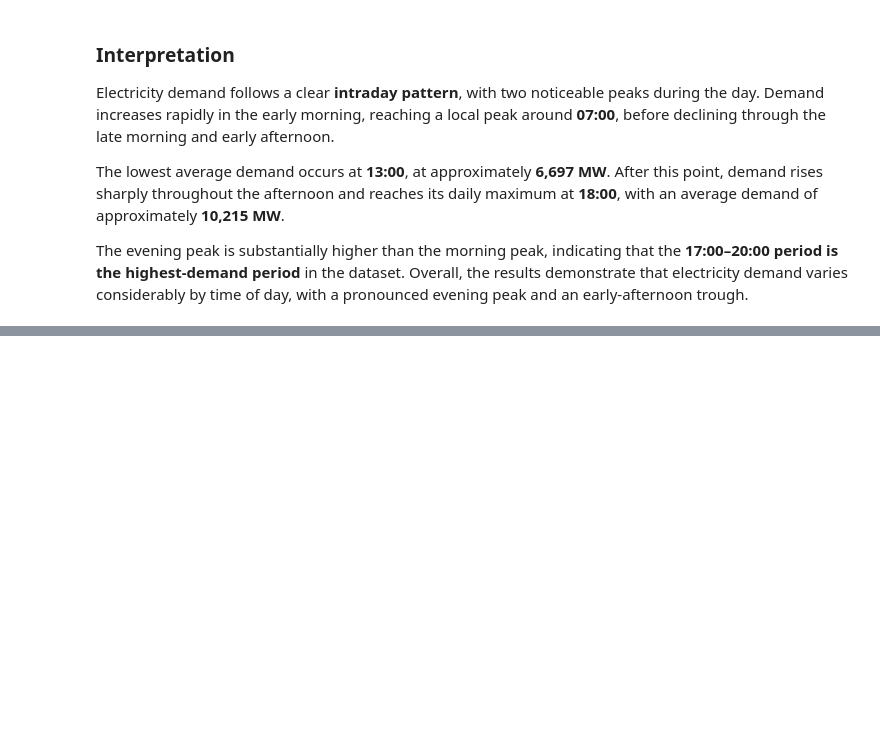
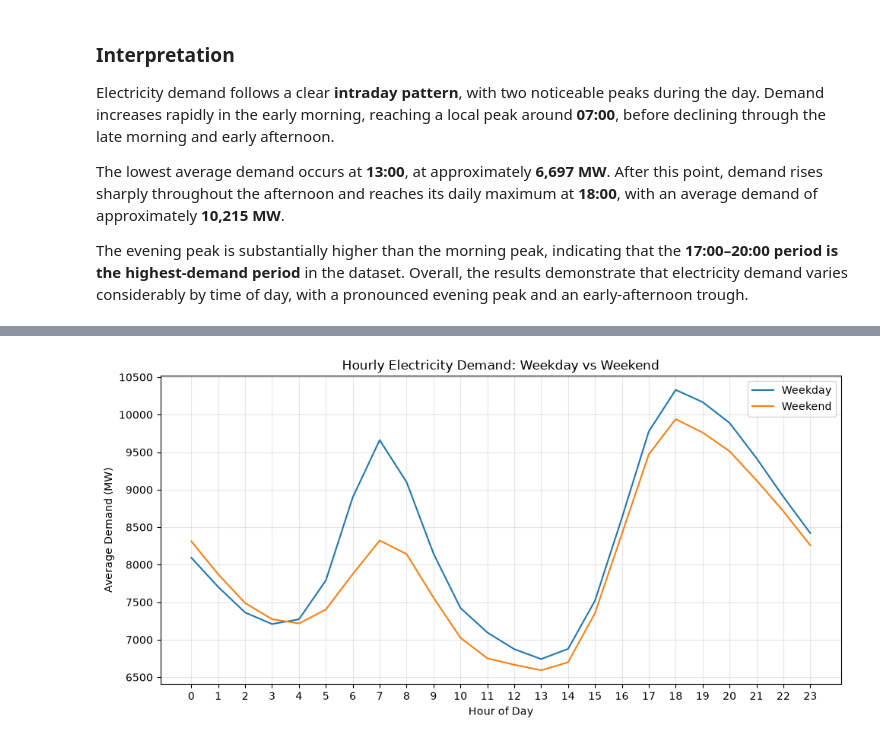
Before and after one commit to klm2109/australian-energy-market-analytics, a Jupyter notebook: notebooks/Exploratory Data Analysis.ipynb, the cells around one changed output, grey strips where cells are left out. Saved outputs shown, nothing was run; the diff lists cells and outputs as text; code cells hidden in the pictures; blank space fills up the shorter version.

```diff
--- a/notebooks/Exploratory Data Analysis.ipynb
+++ b/notebooks/Exploratory Data Analysis.ipynb
@@ -222,0 +322,10 @@ by time of day, with a pronounced evening peak and an early-afternoon trough.
+# %%
+hourly_weekday = (
+    df.groupby(["hour", "is_weekend"])["TOTALDEMAND"]
+      .mean()
+      .unstack()
+)
+
+hourly_weekday.columns = ["Weekday", "Weekend"]
+
+hourly_weekday
@@ -222,0 +351,26 @@ by time of day, with a pronounced evening peak and an early-afternoon trough.
+# %%
+plt.figure(figsize=(10, 5))
+
+plt.plot(
+    hourly_weekday.index,
+    hourly_weekday["Weekday"],
+    label="Weekday"
+)
+
+plt.plot(
+    hourly_weekday.index,
+    hourly_weekday["Weekend"],
+    label="Weekend"
+)
+
+plt.xlabel("Hour of Day")
+plt.ylabel("Average Demand (MW)")
+plt.title("Hourly Electricity Demand: Weekday vs Weekend")
+plt.xticks(range(24))
+plt.legend()
+plt.grid(alpha=0.3)
+
+plt.tight_layout()
+plt.show()
+# %% [output]
+[figure, added]
```
Also changed, not shown: parts of 7 cells of this notebook.
